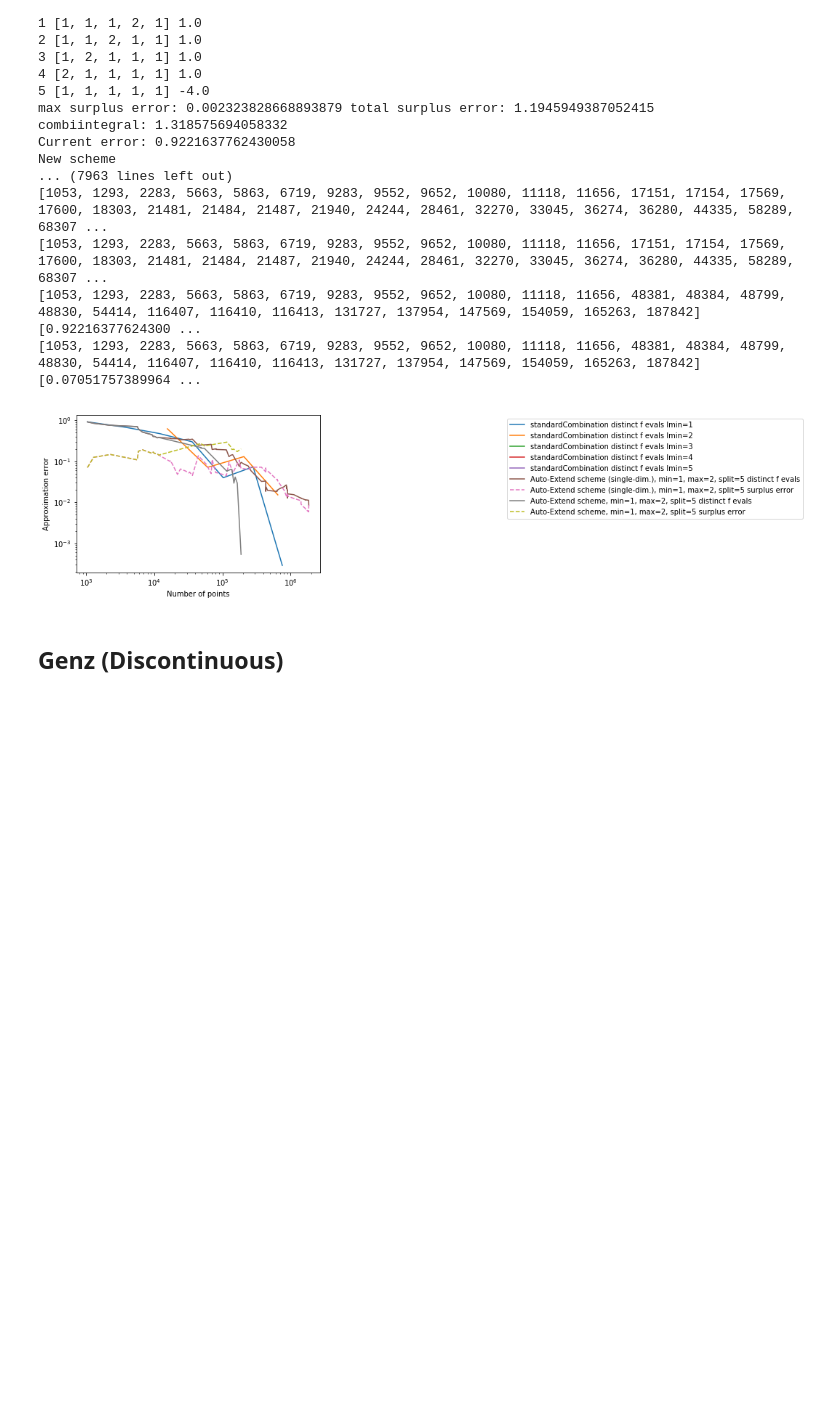
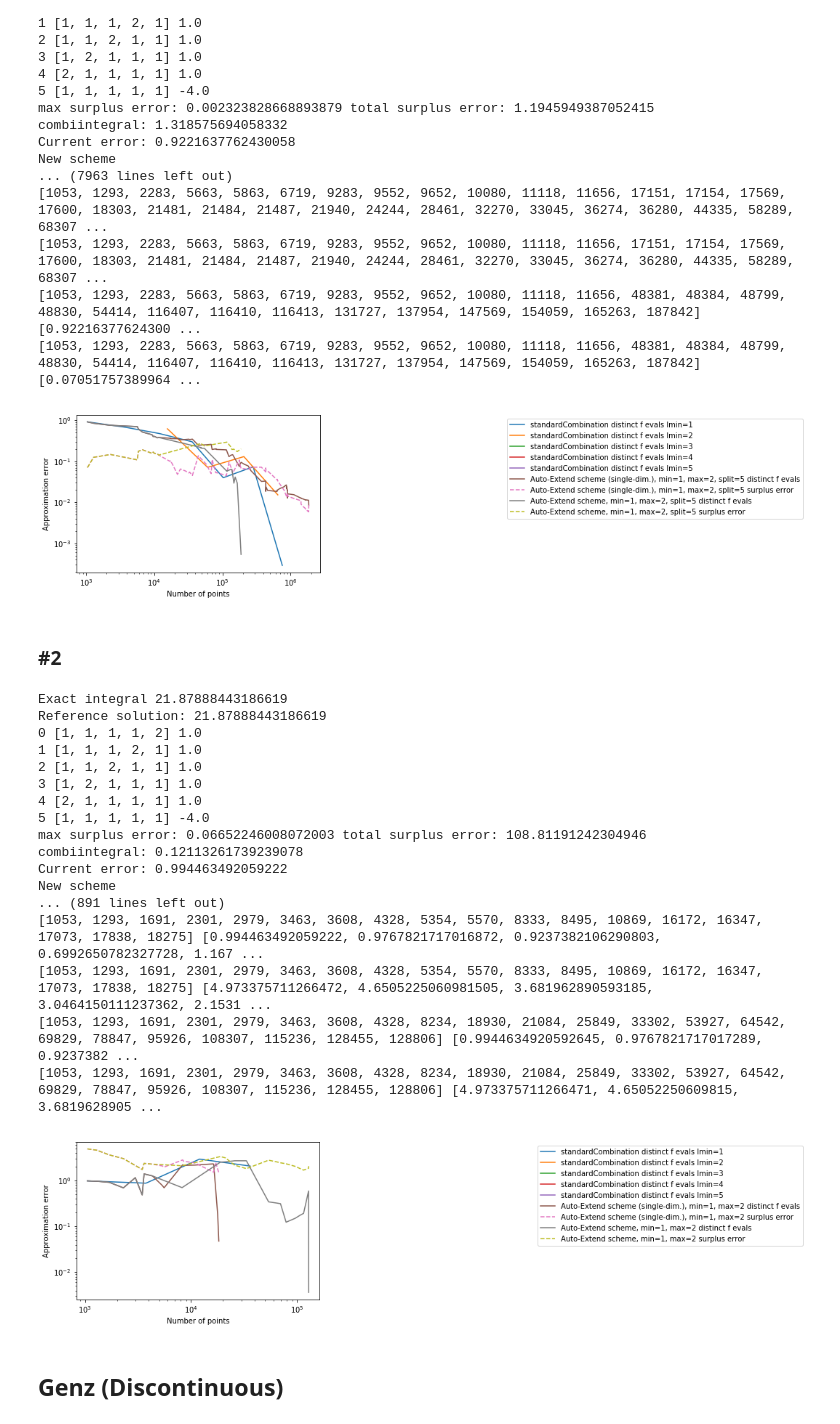
Before and after one commit to obersteiner/sparseSpACE, a Jupyter notebook: Testcases.ipynb, the cells around one changed output. Saved outputs shown, nothing was run; the diff lists cells and outputs as text; code cells hidden in the pictures; blank space fills up the shorter version.

```diff
--- a/Testcases.ipynb
+++ b/Testcases.ipynb
@@ -679,5 +559,58 @@ New scheme
 [1053, 1293, 2283, 5663, 5863, 6719, 9283, 9552, 9652, 10080, 11118, 11656, 48381, 48384, 48799, 48830, 54414, 116407, 116410, 116413, 131727, 137954, 147569, 154059, 165263, 187842] [0.92216377624300 ...
 [1053, 1293, 2283, 5663, 5863, 6719, 9283, 9552, 9652, 10080, 11118, 11656, 48381, 48384, 48799, 48830, 54414, 116407, 116410, 116413, 131727, 137954, 147569, 154059, 165263, 187842] [0.07051757389964 ...
 [figure]
+# %% [markdown]
+### #2
+# %%
+# dimension
+dim = 5
+
+# domain
+a = np.zeros(dim)
+b = np.ones(dim)
+
+# grid
+grid=TrapezoidalGrid(a, b, dim)
+
+# function
+midpoint = [0.3, 0.3, 0.4, 0.5, 0.5]
+coefficients = [2.0, 2.0, 10.0, 20.0, 50.0]
+f = GenzProductPeak(midpoint=midpoint,coefficients=coefficients)
+
+# reference solution for the integration
+reference_solution = f.getAnalyticSolutionIntegral(a,b)
+
+# error estimator
+errorOperator=ErrorCalculatorExtendSplit()
+
+# operation=integration
+operation = Integration(f=f, grid=grid, dim=dim, reference_solution=reference_solution)
+
+# initialize Extend-Split Strategy
+adaptiveCombiInstanceExtend2 = SpatiallyAdaptiveExtendScheme(a, b, 0, grid, no_initial_splitting=False, version=0, automatic_extend_split=True, split_single_dim=False, operation=operation)
+adaptiveCombiInstanceExtend = SpatiallyAdaptiveExtendScheme(a, b, 0, grid, no_initial_splitting=False, version=0, automatic_extend_split=True, split_single_dim=True, operation=operation)
+
+# perform testcases
+algorithmArray = [(adaptiveCombiInstanceExtend, 1, 2, errorOperator, 'Auto-Extend scheme (single-dim.), min=1, max=2'),(adaptiveCombiInstanceExtend2, 1, 2, errorOperator, 'Auto-Extend scheme, min=1, max=2')]
+performTestcaseArbitraryDim(f, a, b, algorithmArray, 1, dim, 5, grid, 1, 6)
+# %% [output]
+Exact integral 21.87888443186619
+Reference solution: 21.87888443186619
+0 [1, 1, 1, 1, 2] 1.0
+1 [1, 1, 1, 2, 1] 1.0
+2 [1, 1, 2, 1, 1] 1.0
+3 [1, 2, 1, 1, 1] 1.0
+4 [2, 1, 1, 1, 1] 1.0
+5 [1, 1, 1, 1, 1] -4.0
+max surplus error: 0.06652246008072003 total surplus error: 108.81191242304946
+combiintegral: 0.12113261739239078
+Current error: 0.994463492059222
+New scheme
+... (891 lines left out)
+[1053, 1293, 1691, 2301, 2979, 3463, 3608, 4328, 5354, 5570, 8333, 8495, 10869, 16172, 16347, 17073, 17838, 18275] [0.994463492059222, 0.9767821717016872, 0.9237382106290803, 0.6992650782327728, 1.167 ...
+[1053, 1293, 1691, 2301, 2979, 3463, 3608, 4328, 5354, 5570, 8333, 8495, 10869, 16172, 16347, 17073, 17838, 18275] [4.973375711266472, 4.6505225060981505, 3.681962890593185, 3.0464150111237362, 2.1531 ...
+[1053, 1293, 1691, 2301, 2979, 3463, 3608, 4328, 8234, 18930, 21084, 25849, 33302, 53927, 64542, 69829, 78847, 95926, 108307, 115236, 128455, 128806] [0.9944634920592645, 0.9767821717017289, 0.9237382 ...
+[1053, 1293, 1691, 2301, 2979, 3463, 3608, 4328, 8234, 18930, 21084, 25849, 33302, 53927, 64542, 69829, 78847, 95926, 108307, 115236, 128455, 128806] [4.973375711266471, 4.65052250609815, 3.6819628905 ...
+[figure, added]
 # %% [markdown]
 ## Genz (Discontinuous)
```
Also changed, not shown: parts of 17 cells of this notebook, 5 other files.
